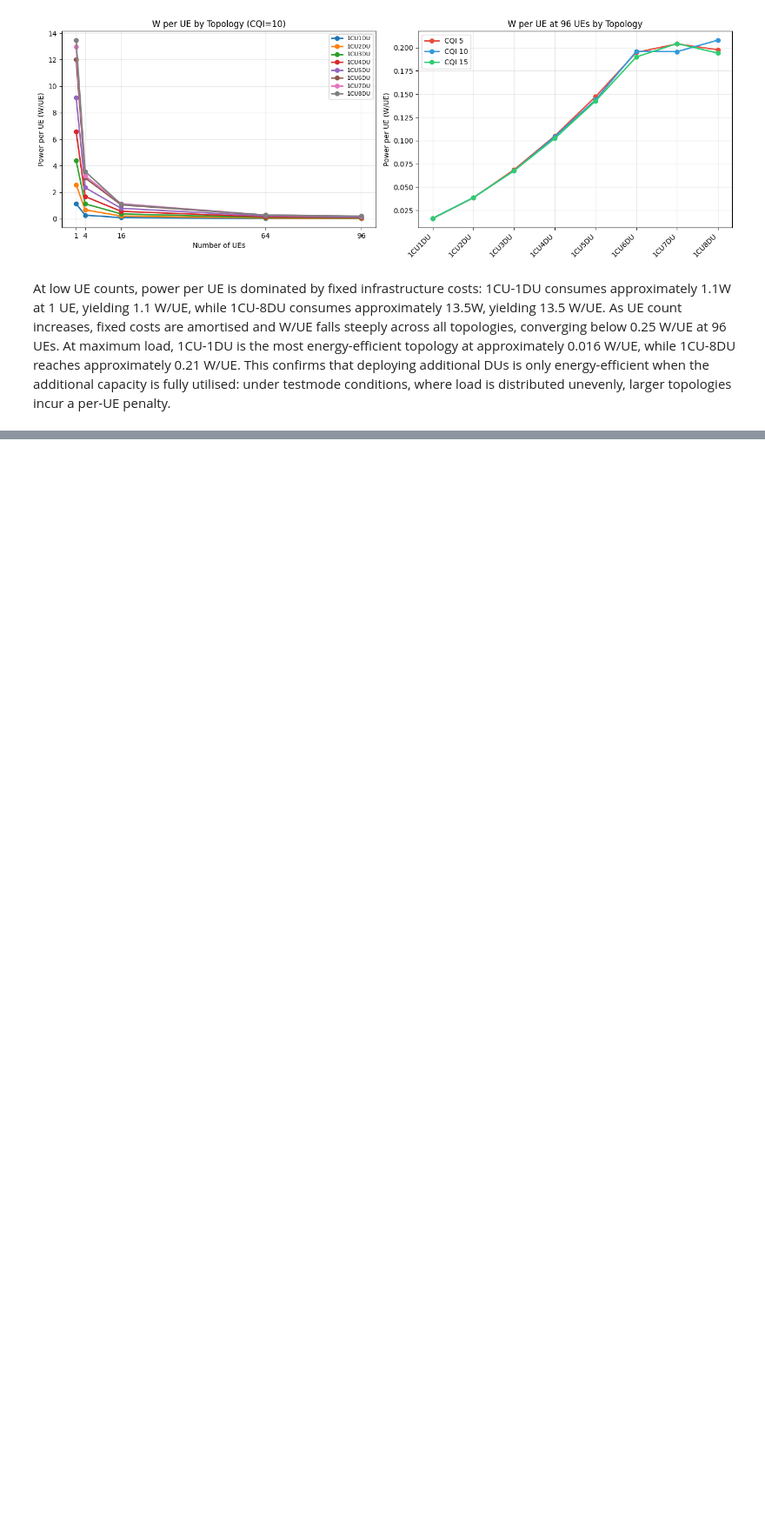
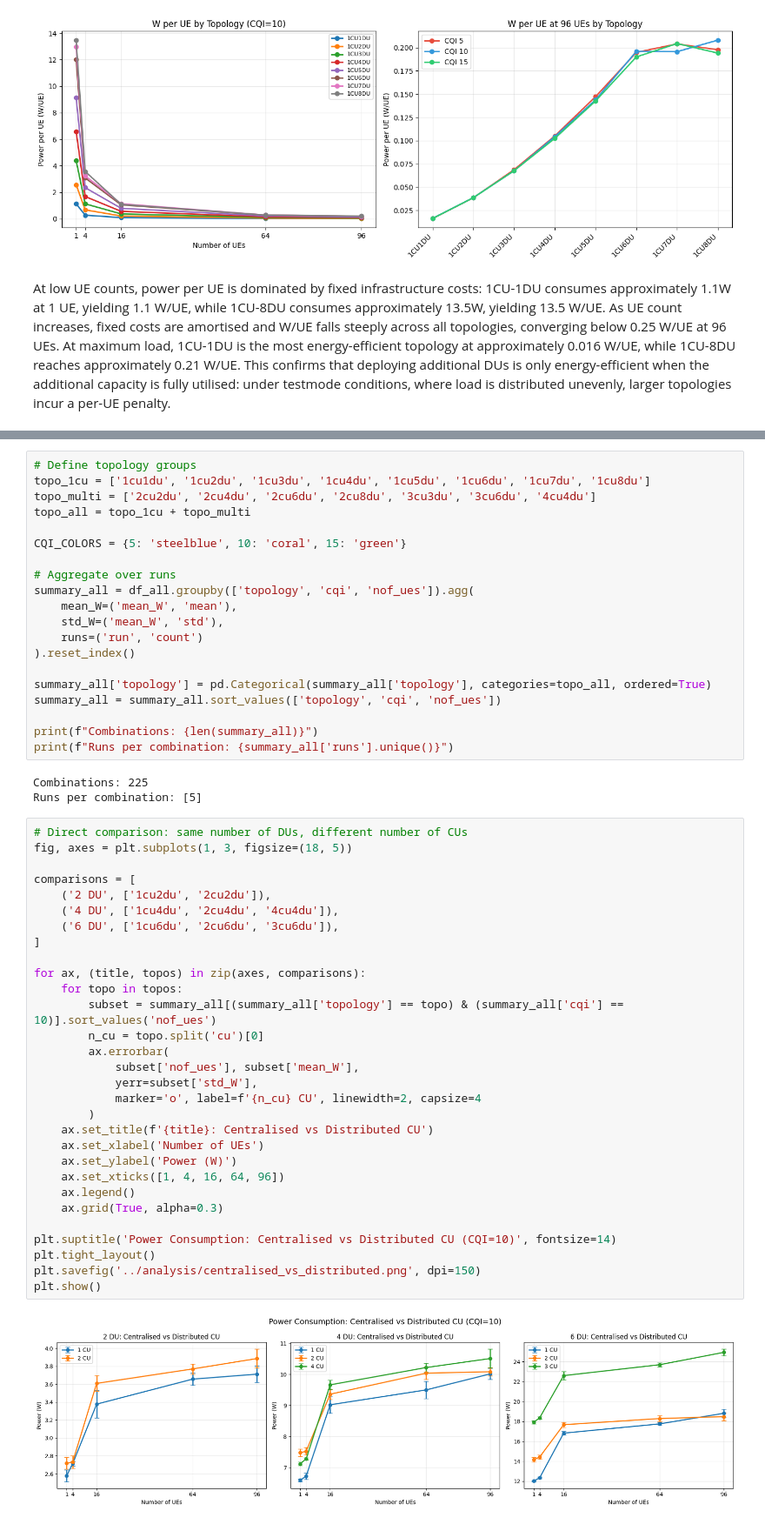
Before and after one commit to martafra/5g-power-dissertation, a Jupyter notebook: analysis/power_analysis.ipynb, the cells around one changed output, grey strips where cells are left out. Shown at 87% size. Cells and saved outputs as stored; diff of their text form; blank space fills up the shorter version.

```diff
--- a/analysis/power_analysis.ipynb
+++ b/analysis/power_analysis.ipynb
@@ -445,0 +479,55 @@ unevenly, larger topologies incur a per-UE penalty.
+# %%
+# Define topology groups
+topo_1cu = ['1cu1du', '1cu2du', '1cu3du', '1cu4du', '1cu5du', '1cu6du', '1cu7du', '1cu8du']
+topo_multi = ['2cu2du', '2cu4du', '2cu6du', '2cu8du', '3cu3du', '3cu6du', '4cu4du']
+topo_all = topo_1cu + topo_multi
+
+CQI_COLORS = {5: 'steelblue', 10: 'coral', 15: 'green'}
+
+# Aggregate over runs
+summary_all = df_all.groupby(['topology', 'cqi', 'nof_ues']).agg(
+    mean_W=('mean_W', 'mean'),
+    std_W=('mean_W', 'std'),
+    runs=('run', 'count')
+).reset_index()
+
+summary_all['topology'] = pd.Categorical(summary_all['topology'], categories=topo_all, ordered=True)
+summary_all = summary_all.sort_values(['topology', 'cqi', 'nof_ues'])
+
+print(f"Combinations: {len(summary_all)}")
+print(f"Runs per combination: {summary_all['runs'].unique()}")
+# %% [output]
+Combinations: 225
+Runs per combination: [5]
+# %%
+# Direct comparison: same number of DUs, different number of CUs
+fig, axes = plt.subplots(1, 3, figsize=(18, 5))
+
+comparisons = [
+    ('2 DU', ['1cu2du', '2cu2du']),
+    ('4 DU', ['1cu4du', '2cu4du', '4cu4du']),
+    ('6 DU', ['1cu6du', '2cu6du', '3cu6du']),
+]
+
+for ax, (title, topos) in zip(axes, comparisons):
+    for topo in topos:
+        subset = summary_all[(summary_all['topology'] == topo) & (summary_all['cqi'] == 10)].sort_values('nof_ues')
+        n_cu = topo.split('cu')[0]
+        ax.errorbar(
+            subset['nof_ues'], subset['mean_W'],
+            yerr=subset['std_W'],
+            marker='o', label=f'{n_cu} CU', linewidth=2, capsize=4
+        )
+    ax.set_title(f'{title}: Centralised vs Distributed CU')
+    ax.set_xlabel('Number of UEs')
+    ax.set_ylabel('Power (W)')
+    ax.set_xticks([1, 4, 16, 64, 96])
+    ax.legend()
+    ax.grid(True, alpha=0.3)
+
+plt.suptitle('Power Consumption: Centralised vs Distributed CU (CQI=10)', fontsize=14)
+plt.tight_layout()
+plt.savefig('../analysis/centralised_vs_distributed.png', dpi=150)
+plt.show()
+# %% [output]
+[figure, added]
```
Also changed, not shown: parts of 3 cells of this notebook, 8 other files.
